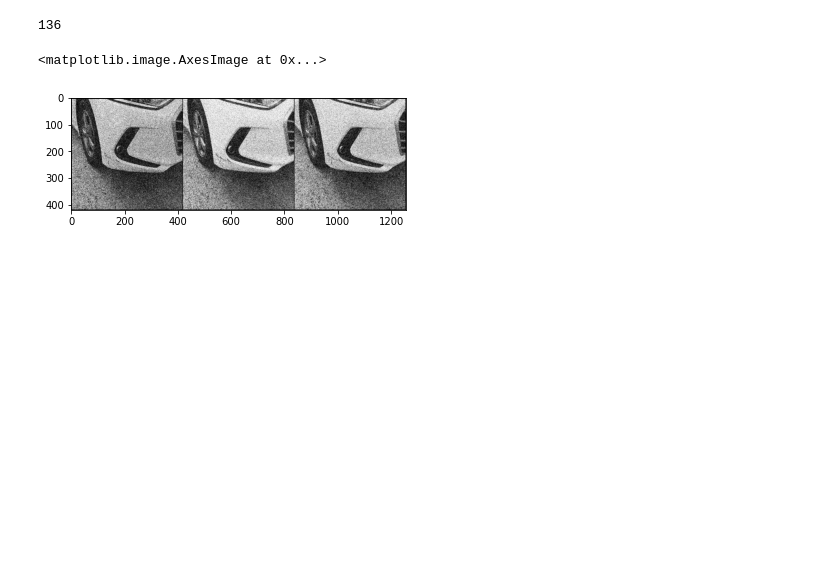
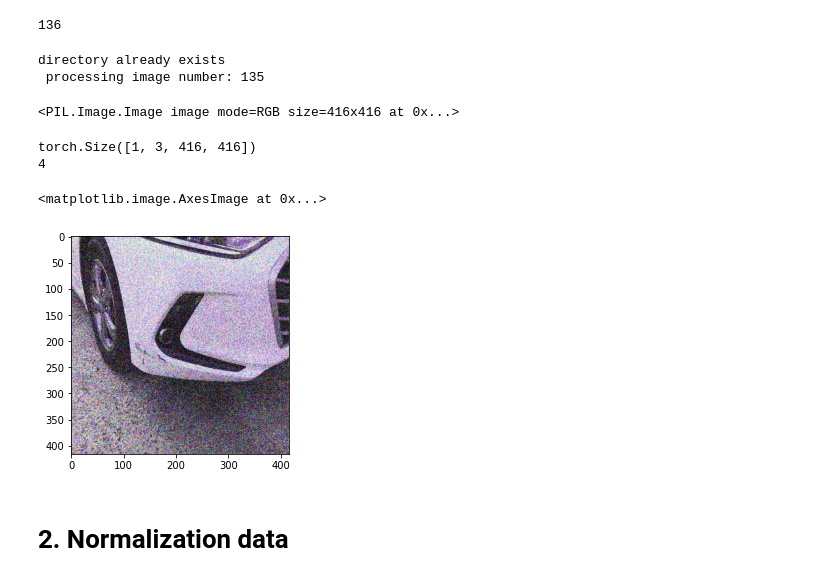
Before and after one commit to ylkim1947/Car-damage-detection-Portfolio-, a Jupyter notebook: Adding noise for image preprocessing.ipynb, the cells around one changed output. Saved outputs shown, nothing was run; the diff lists cells and outputs as text; code cells hidden in the pictures; blank space fills up the shorter version.

```diff
--- a/Adding noise for image preprocessing.ipynb
+++ b/Adding noise for image preprocessing.ipynb
@@ -159,8 +187,25 @@ gaussian_noise()
+# %%
+Adding_noise()
+# %% [output]
+directory already exists
+ processing image number: 135
+# %%
+print(img_t)
+# %% [output]
+<PIL.Image.Image image mode=RGB size=416x416 at 0x...>
+# %%
+for num, data in enumerate(testloader):
+    print(data.shape)
+    print(data.dim())
+    break
+# %% [output]
+torch.Size([1, 3, 416, 416])
+4
 # %%
-img_list_gaus = glob( f"{dataset_path}/test/images_gaus/" +'/*.jpg')
+img_list_gaus = glob( f"{dataset_path}/test/images_gaussian/" +'/*.jpg')
 # Original 이미지
 img_g = image.imread(img_list_gaus[1])
 plt.imshow(img_g)
 # %% [output]
 <matplotlib.image.AxesImage at 0x...>
-[figure, old version]
+[figure, new version]
@@ -180,0 +212,2 @@ def speckle_noise():
+# %% [markdown]
+# 2. Normalization data
```
Also changed, not shown: parts of 10 cells of this notebook.
